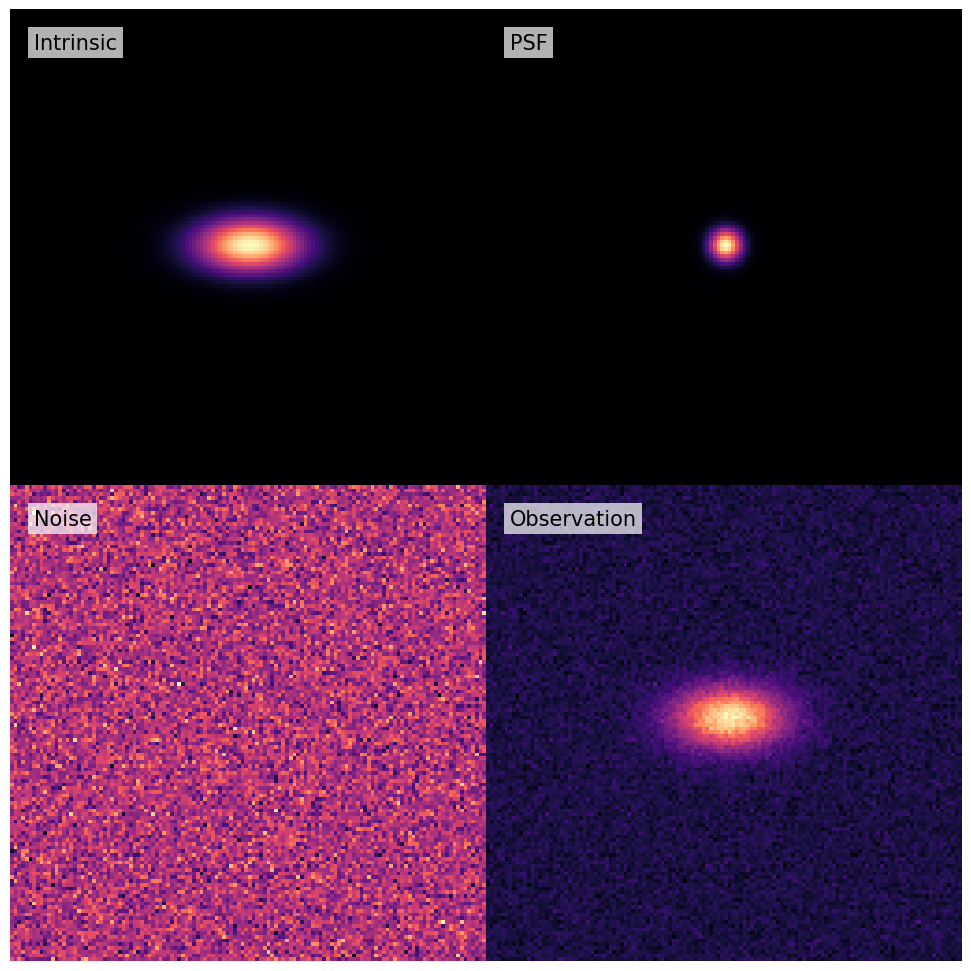
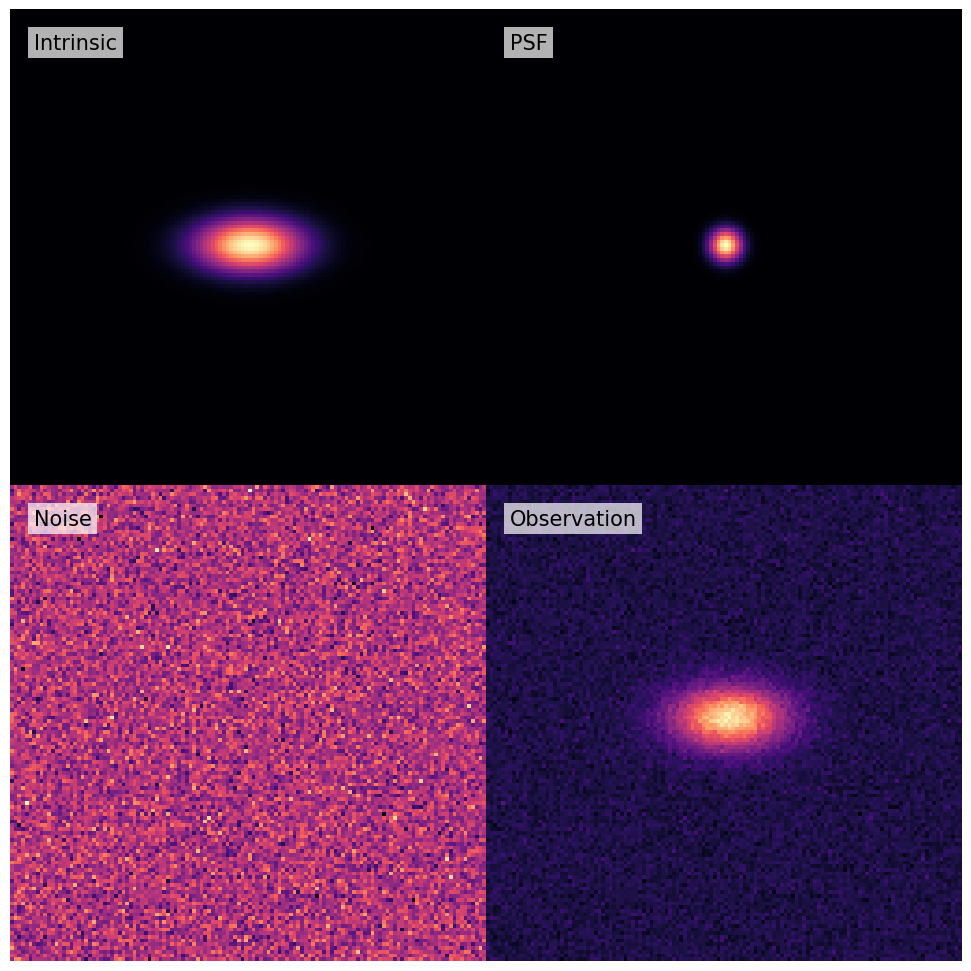
The change to this notebook cell's code, shown as a diff; its figure went from the first image to the second:
--- before
+++ after
@@ -15,17 +15,17 @@
 fig, axes = plt.subplots(2, 2, sharex=True, sharey=True, figsize=(10, 10), gridspec_kw={'wspace': 0, 'hspace': 0})
 axes = axes.flatten()
-axes[0].imshow(star)
+axes[0].pcolormesh(X, Y, star, rasterized=True)
 axes[0].text(0.05, 0.95, 'Intrinsic', transform=axes[0].transAxes,
                         ha='left', va='top', fontsize=15,
                         bbox=dict(facecolor='white', alpha=0.7, edgecolor='none'))
-axes[1].imshow(psf)
+axes[1].pcolormesh(X, Y, psf, rasterized=True)
 axes[1].text(0.05, 0.95, 'PSF', transform=axes[1].transAxes,
                         ha='left', va='top', fontsize=15,
                         bbox=dict(facecolor='white', alpha=0.7, edgecolor='none'))
-axes[2].imshow(noise)
+axes[2].pcolormesh(X, Y, noise, rasterized=True)
 axes[2].text(0.05, 0.95, 'Noise', transform=axes[2].transAxes,
                         ha='left', va='top', fontsize=15,
                         bbox=dict(facecolor='white', alpha=0.7, edgecolor='none'))
-axes[3].imshow(observation)
+axes[3].pcolormesh(X, Y, observation, rasterized=True)
 axes[3].text(0.05, 0.95, 'Observation', transform=axes[3].transAxes,
                         ha='left', va='top', fontsize=15,

Commit: Rasterized images for the simulation plots in the notebook